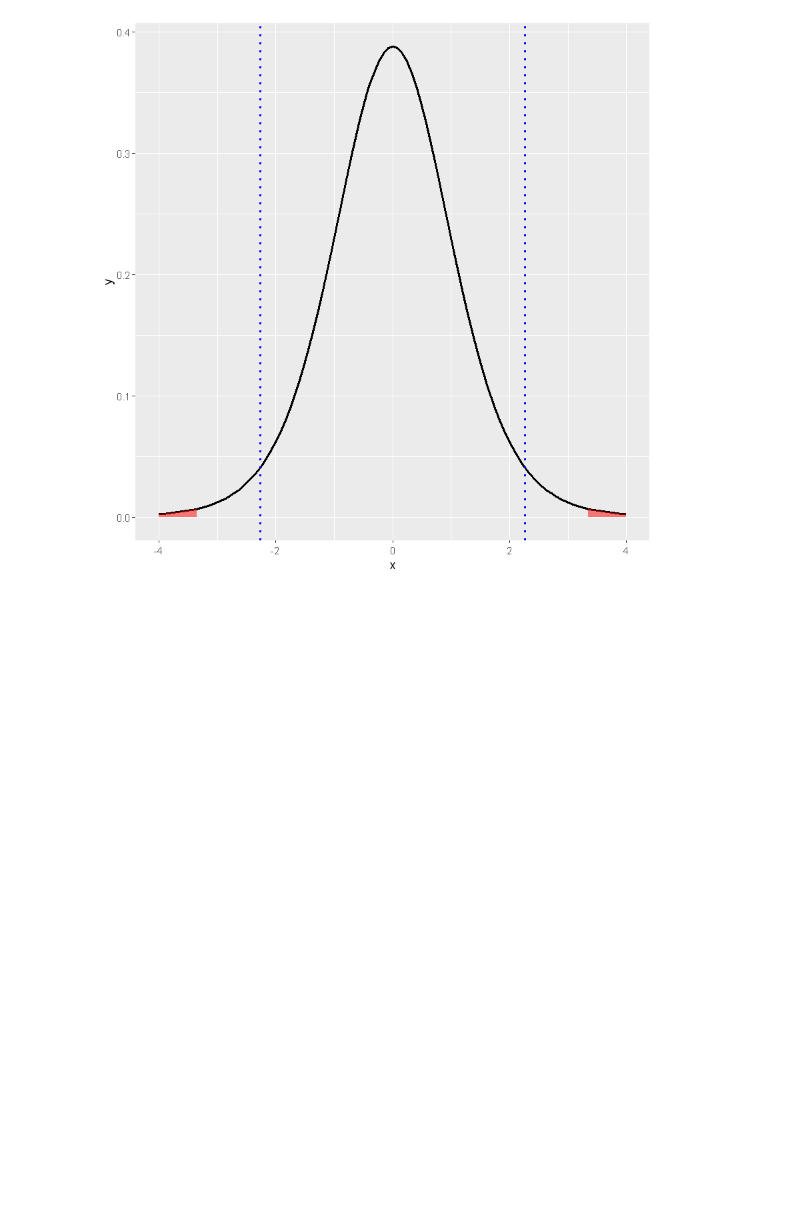
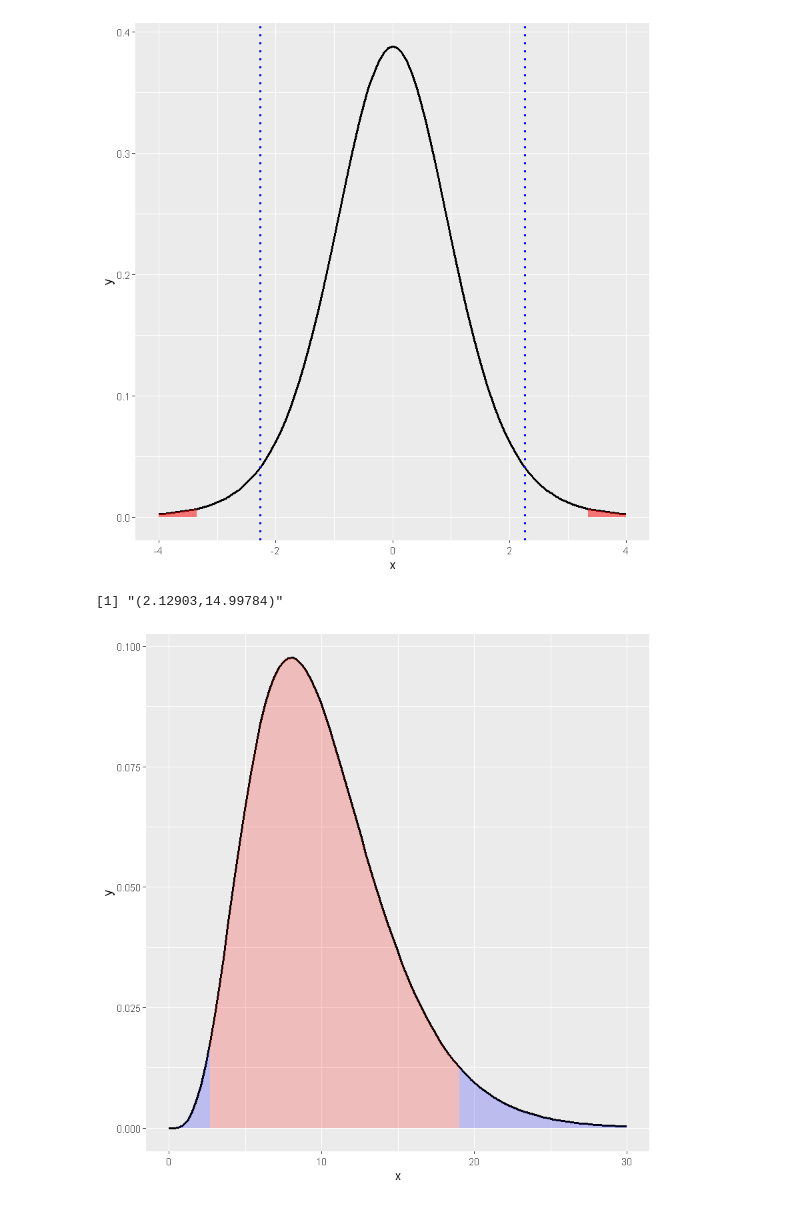
Before and after one commit to D4R6-Robot/Statistics, a Jupyter notebook: 2nd semester/00.ElementStatistics/P-Value.ipynb, the cells around one changed output. Drawn from its saved outputs; the diff is of its cells as text; code cells hidden in the pictures; blank space fills up the shorter version.

Commit message:
add the chi-square function

```diff
--- a/2nd semester/00.ElementStatistics/P-Value.ipynb
+++ b/2nd semester/00.ElementStatistics/P-Value.ipynb
@@ -59,3 +59,26 @@ geom_area(stat = "function", fun = dt, args = list(df = 9), fill = "red", alpha
 검정 통계랑  :  3.3485
 유의 확률   :  0.0085
 [figure]
+# %%
+n <- 10; s_sq <- 4.5
+
+# 모평균이 알려져 있지 않은 경우의 신뢰 구간
+CI_L <- (s_sq * (n - 1)) / qchisq(p = 0.05/2, df = n - 1, lower.tail = FALSE)
+CI_R <- (s_sq * (n - 1)) / qchisq(p = 0.05/2, df = n - 1, lower.tail = TRUE)
+
+sprintf("%s%.5f%s%.5f%s",'(' ,CI_L ,',' ,CI_R ,')')
+
+significant_left <- qchisq(p = 0.05/2, df = n - 1, lower.tail = TRUE)
+significant_right <- qchisq(p = 0.05/2, df = n - 1, lower.tail = FALSE)
+
+ggplot(data.frame(x = c(0,30)), aes(x = x)) +
+    stat_function(fun = dchisq, args = list(df = n), size = 1) +
+    geom_area(stat = "function", fun = dchisq, args = list(df = n), fill = "red", alpha = 0.2
+              , xlim = c(significant_left, significant_right)) +
+    geom_area(stat = "function", fun = dchisq, args = list(df = n), fill = "blue", alpha = 0.2
+              , xlim = c(0, significant_left)) +
+    geom_area(stat = "function", fun = dchisq, args = list(df = n), fill = "blue", alpha = 0.2
+              , xlim = c(significant_right, 30))
+# %% [output]
+[1] "(2.12903,14.99784)"
+[figure, added]
```
